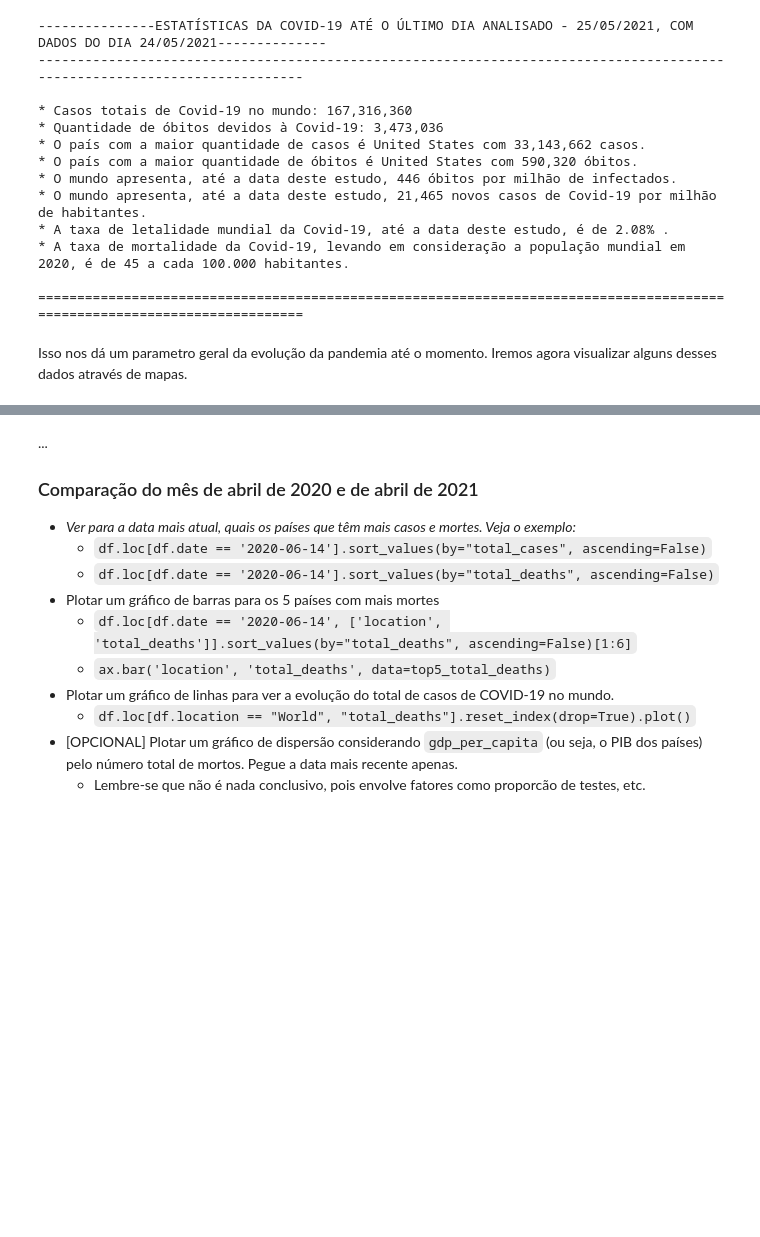
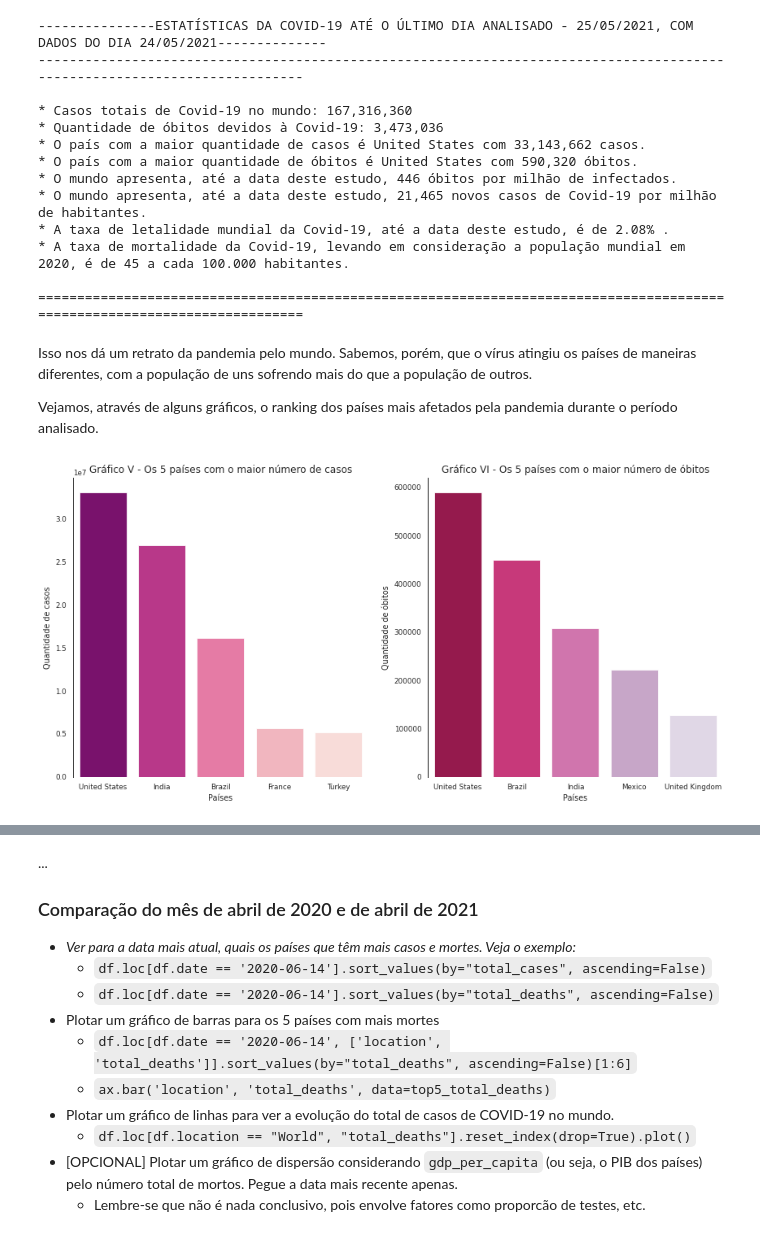
Before and after one commit to LuisCSGuimaraes/AnalisePandemiaCovid19, a Jupyter notebook: Notebook/Os números da pandemia - Panorama da COVID-19 no Brasil e no mundo.ipynb, the cells around one changed output, grey strips where cells are left out. Drawn from its saved outputs; the diff is of its cells as text; code cells hidden in the pictures; blank space fills up the shorter version.

Commit message:
Alterações feitas pelo colab

```diff
--- a/Notebook/Os números da pandemia - Panorama da COVID-19 no Brasil e no mundo.ipynb
+++ b/Notebook/Os números da pandemia - Panorama da COVID-19 no Brasil e no mundo.ipynb
@@ -364,8 +363,38 @@ print("=========================================================================
 * A taxa de mortalidade da Covid-19, levando em consideração a população mundial em 2020, é de 45 a cada 100.000 habitantes.
 
 ==========================================================================================================================
-# %% [markdown]
-Isso nos dá um parametro geral da evolução da pandemia até o momento. Iremos agora visualizar alguns desses dados através de mapas.
+# %% [markdown]
+Isso nos dá um retrato da pandemia pelo mundo. Sabemos, porém, que o vírus atingiu os países de maneiras diferentes, com a população de uns sofrendo mais do que a população de outros.
+
+Vejamos, através de alguns gráficos, o ranking dos países mais afetados pela pandemia durante o período analisado.
+# %%
+#Definindo os parâmetros de style para o matplotlib
+rc_params_bar = {'axes.spines.top':False,
+                  'axes.spines.right': False,
+                  'axes.spines.bottom': False,
+                  'xtick.bottom': False,
+                  'ytick.left': False}
+
+top5_total_deaths = df.loc[( df.date == '2021-05-24') & (df.continent.notnull())].sort_values(by="total_deaths", ascending=False)[0:5]
+top5_total_cases = df.loc[(df.date == '2021-05-24') & (df.continent.notnull())].sort_values(by="total_cases", ascending=False)[0:5]
+
+with plt.rc_context(rc_params_bar):
+
+  fig, ax = plt.subplots(figsize=(12,6), ncols=2)
+
+  sns.barplot(x='location', y="total_cases", ax = ax[0], data=top5_total_cases, palette='RdPu_r')
+  ax[0].set_ylabel("Quantidade de casos")
+  ax[0].set_xlabel("Países")
+  ax[0].set_title("Gráfico V - Os 5 países com o maior número de casos")
+
+  sns.barplot(x='location', y="total_deaths", ax = ax[1], data=top5_total_deaths, palette='PuRd_r')
+  ax[1].set_ylabel("Quantidade de óbitos")
+  ax[1].set_xlabel("Países")
+  ax[1].set_title("Gráfico VI - Os 5 países com o maior número de óbitos")
+
+plt.tight_layout()
+# %% [output]
+[figure, added]
 # %%
 ##### Pré-processando os dados necessários para criar os mapas #####
 
```
Also changed, not shown: parts of 6 cells of this notebook.
